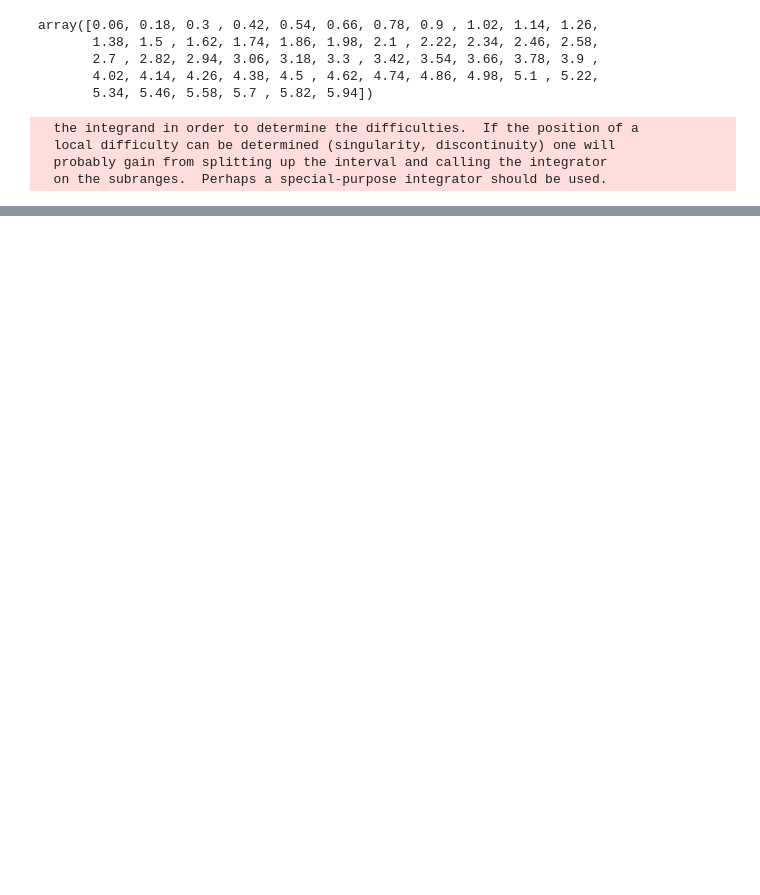
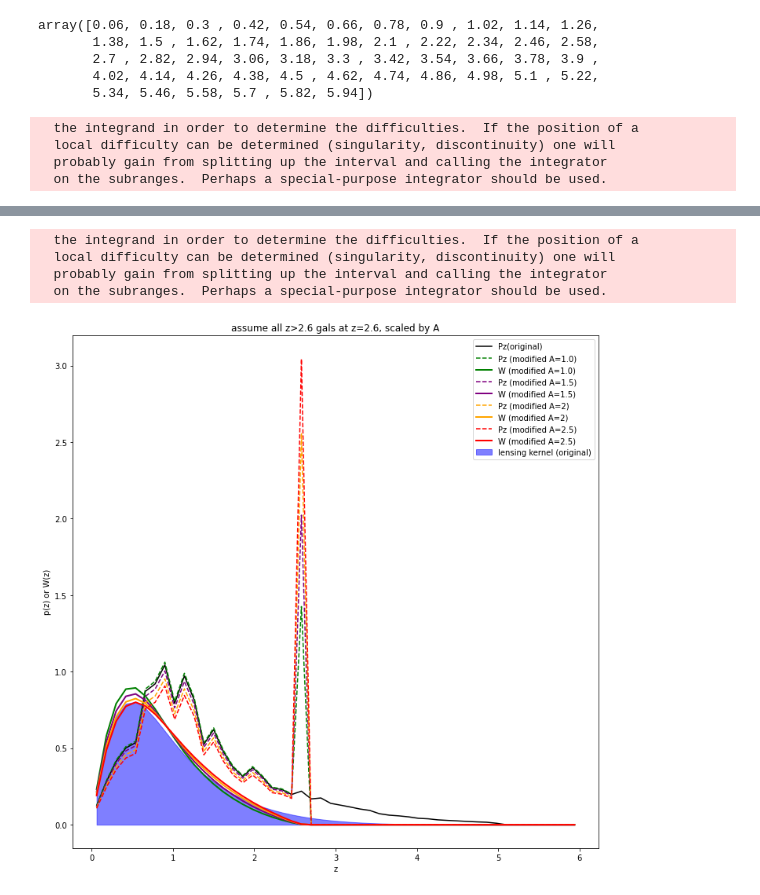
Before and after one commit to liuxx479/pzCOSMOS, a Jupyter notebook: prep_kappaTNG.ipynb, the cells around one changed output, grey strips where cells are left out. Cells and saved outputs as stored; diff of their text form; code cells hidden in the pictures; blank space fills up the shorter version.

```diff
--- a/prep_kappaTNG.ipynb
+++ b/prep_kappaTNG.ipynb
@@ -132,0 +133,38 @@ show()
+# %%
+######### to do, down weight z=2.6 bin until the curves match well
+
+######## next, I modify the pz, such that all z>2.6 galaxies are placed at z=2.6
+idx=int(where(zs_full==2.58)[0])
+pz_highz=sum(pz_full[idx+1:])
+A_arr = [1.0, 1.5, 2, 2.5]
+
+def modify_Pz (A):
+  ipz_mod = pz_full.copy()
+  ipz_mod[idx] = A*pz_highz
+  ipz_mod[idx+1:]=0
+  iW_mod = lensing_kernel(zs_full, ipz_mod)
+  return norm_func(ipz_mod, zs_full), norm_func(iW_mod, zs_full)
+
+mod_arr = np.array([modify_Pz(iA) for iA in A_arr])
+# W_mod_arr = mod_arr.T[1]
+# %% [output]
+  the integrand in order to determine the difficulties.  If the position of a
+  local difficulty can be determined (singularity, discontinuity) one will
+  probably gain from splitting up the interval and calling the integrator
+  on the subranges.  Perhaps a special-purpose integrator should be used.
+# %%
+figure(figsize=(12,12))
+colors=['green','purple', 'orange', 'red']
+plot(zs_full, 1.5*norm_func(pz_interp, zs_full),'k-',label='Pz(original)')
+fill_between(zs_full, zeros(len(zs_full)), norm_func(W_original, zs_full),color='blue', alpha=0.5, label='lensing kernel (original)')
+for i in range(len(A_arr)):
+  icolor=colors[i]
+  plot(zs_full, 1.5*mod_arr[i][0],'--',color=icolor, label='Pz (modified A=%s)'%(A_arr[i]))
+  plot(zs_full, mod_arr[i][1],'-',color=icolor, lw=2,label='W (modified A=%s)'%(A_arr[i]))
+xlabel('z')
+ylabel('p(z) or W(z)')
+legend()
+title('assume all z>2.6 gals at z=2.6, scaled by A')
+show()
+# %% [output]
+[figure, added]
```
Also changed, not shown: parts of 3 cells of this notebook.
